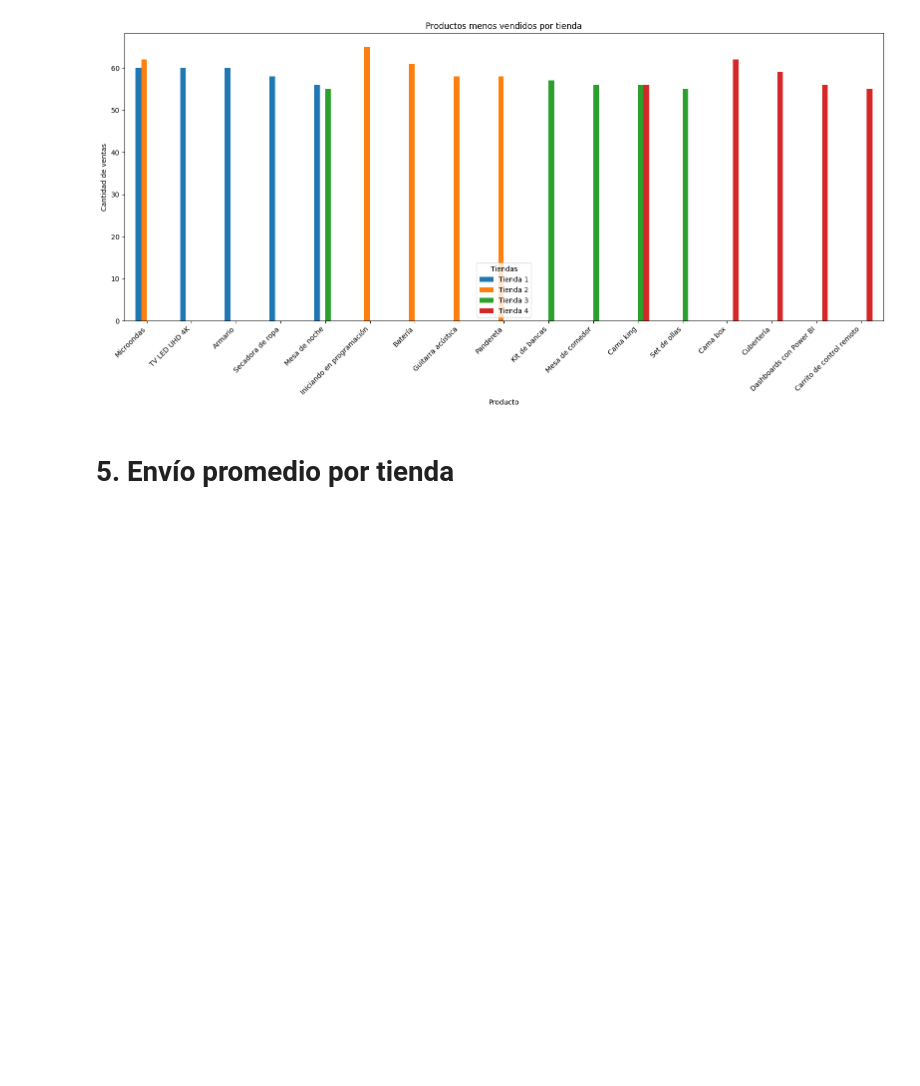
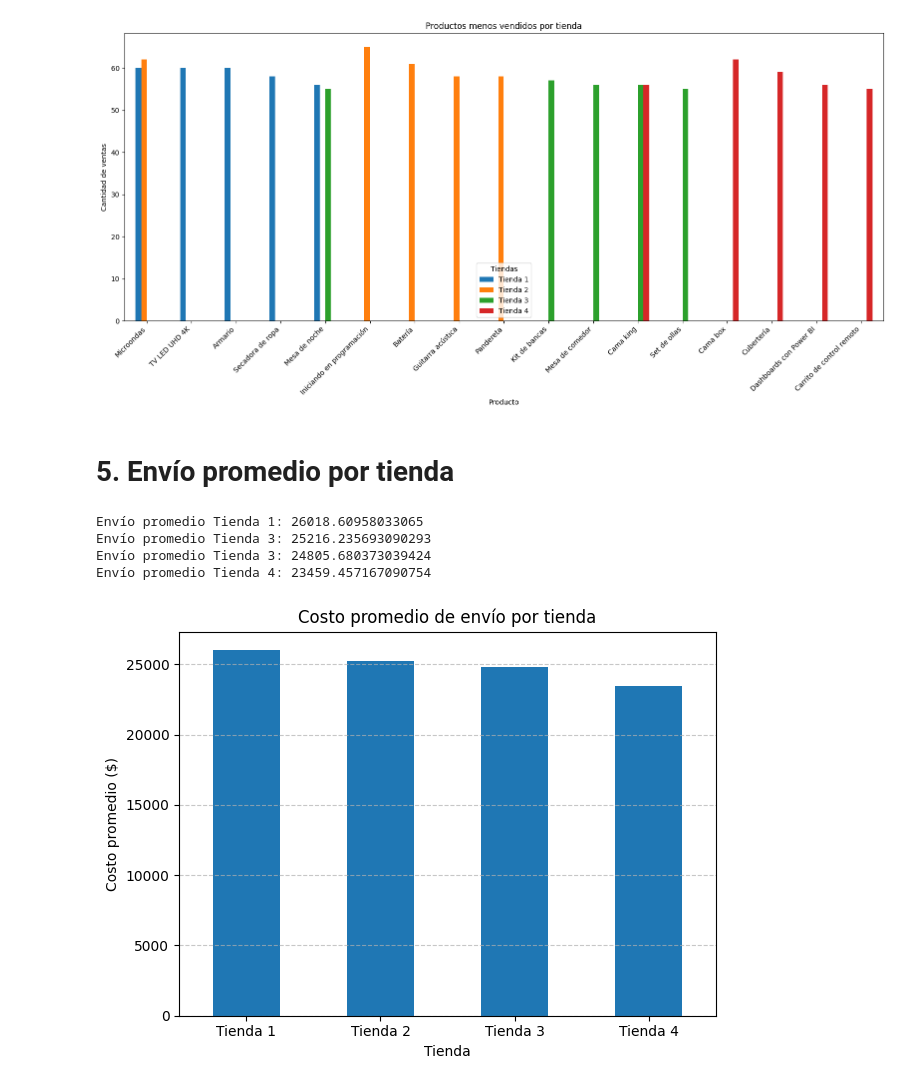
Before and after one commit to DaniBntz/AluraStore, a Jupyter notebook: Challenge_AluraStoreLatam.ipynb, the cells around one changed output. Cells and saved outputs as stored; diff of their text form; code cells hidden in the pictures; blank space fills up the shorter version.

Commit message:
Promedio de envíos por tenda

```diff
--- a/Challenge_AluraStoreLatam.ipynb
+++ b/Challenge_AluraStoreLatam.ipynb
@@ -411,0 +410,51 @@ plt.show()
+# %%
+#Ahora paso a ver el coste del envío promedio por tienda
+
+#envíos Tienda 1
+envios_t1 = tienda1['Costo de envío'].mean()
+print("Envío promedio Tienda 1:",envios_t1)
+
+#envíos tienda 2
+envios_t2 = tienda2['Costo de envío'].mean()
+print("Envío promedio Tienda 3:",envios_t2)
+
+#envíos tienda 3
+envios_t3 = tienda3['Costo de envío'].mean()
+print("Envío promedio Tienda 3:",envios_t3)
+
+#envíos tienda 4
+envios_t4 = tienda4['Costo de envío'].mean()
+print("Envío promedio Tienda 4:",envios_t4)
+# %% [output]
+Envío promedio Tienda 1: 26018.60958033065
+Envío promedio Tienda 3: 25216.235693090293
+Envío promedio Tienda 3: 24805.680373039424
+Envío promedio Tienda 4: 23459.457167090754
+# %%
+# Ahora que ya tengo los promedios por tienda, lo graficaré para que se vea mejor
+
+import pandas as pd
+
+#creo el diccionari de 'Promedios de envío'
+
+promedios_envio = {
+    'Tienda 1': envios_t1,
+    'Tienda 2': envios_t2,
+    'Tienda 3': envios_t3,
+    'Tienda 4': envios_t4
+}
+
+df_envios = pd.DataFrame.from_dict(promedios_envio, orient='index', columns=['Costo de envío promedio'])
+
+# Gráfica de barras
+import matplotlib.pyplot as plt
+
+df_envios.plot(kind='bar', legend=False, title="Costo promedio de envío por tienda")
+plt.ylabel("Costo promedio ($)")
+plt.xlabel("Tienda")
+plt.xticks(rotation=0)
+plt.grid(axis='y', linestyle='--', alpha=0.7)
+plt.tight_layout()
+plt.show()
+# %% [output]
+[figure, added]
```
Also changed, not shown: parts of 1 cell of this notebook.
